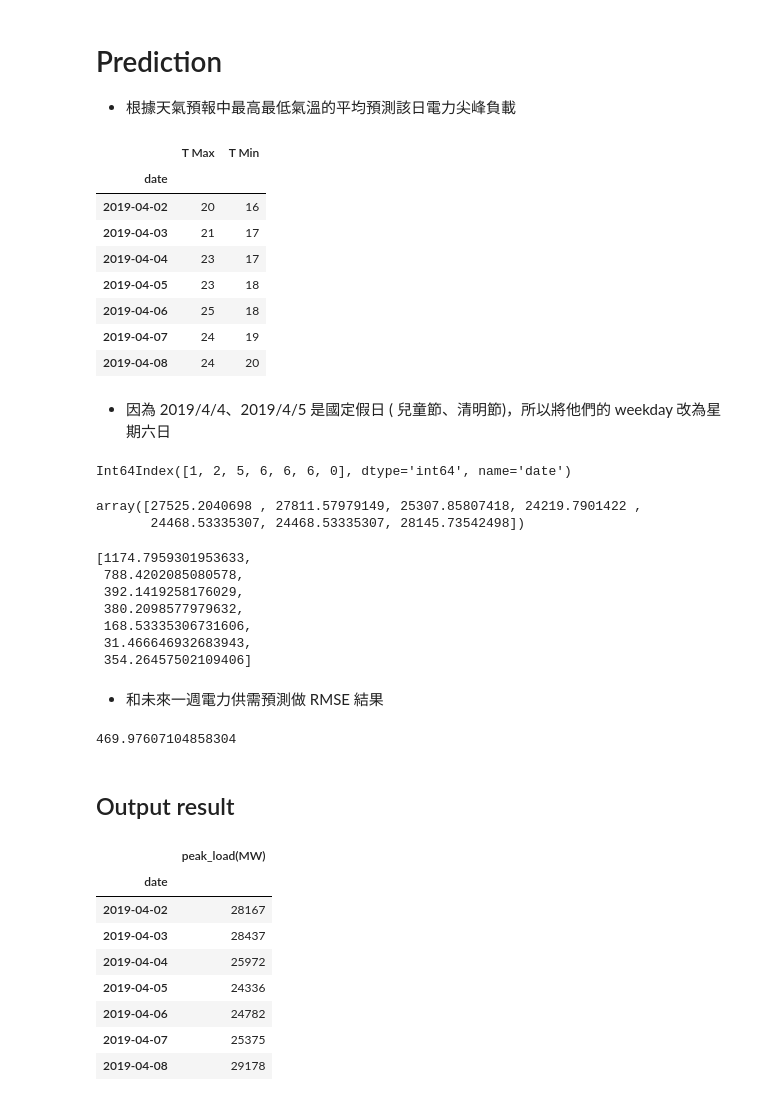
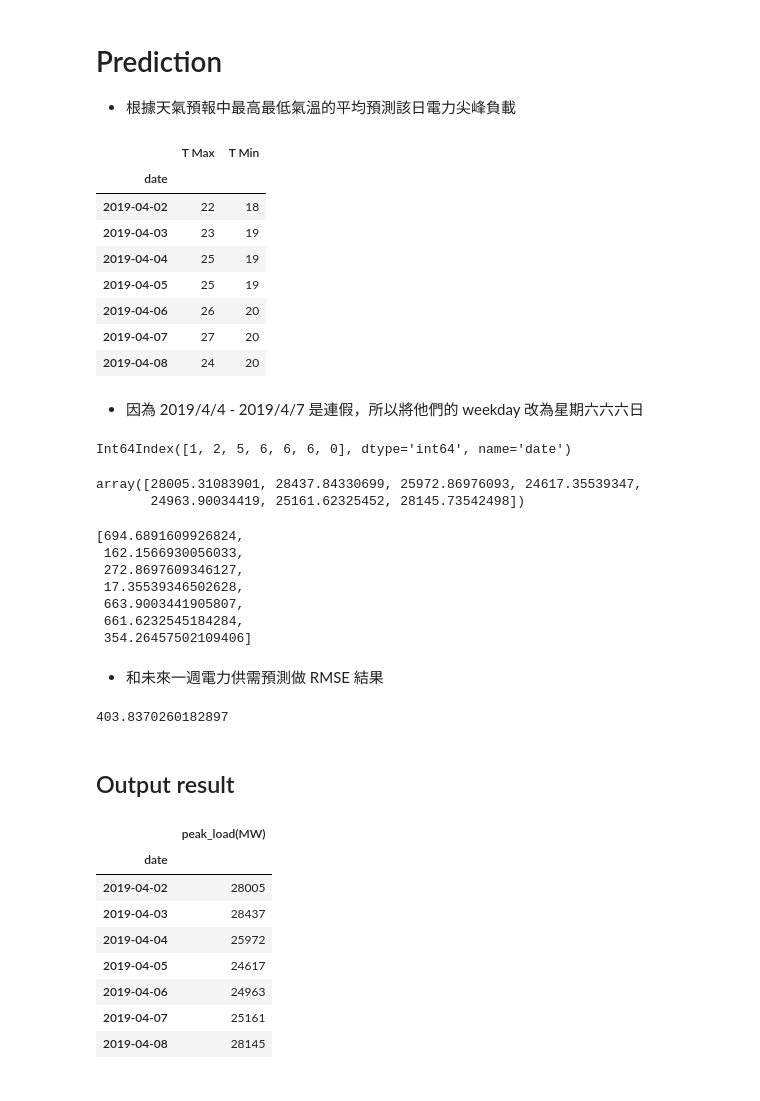
Before and after one commit to letticee/DSAI_HW1, a Jupyter notebook: forecasting.ipynb, the cells around one changed output. Saved outputs shown, nothing was run; the diff lists cells and outputs as text; code cells hidden in the pictures.

Commit message:
Fix 201904_temp.csv file name

```diff
--- a/forecasting.ipynb
+++ b/forecasting.ipynb
@@ -341,25 +341,25 @@ err_weekend
 * 根據天氣預報中最高最低氣溫的平均預測該日電力尖峰負載
 # %%
 dateparse = lambda x: pd.datetime.strptime(x, '%Y%m%d')
-with open('201904_temp_gov.csv', 'r') as f:
+with open('201904_temp.csv', 'r') as f:
      weather1904 = pd.read_csv(f, parse_dates=['date'], date_parser=dateparse, index_col=0)
 max_temper1904 = pd.Series(weather1904['T Max'],index=weather1904.index)
 min_temper1904 = pd.Series(weather1904['T Min'],index=weather1904.index)
 temper1904 = (max_temper1904+min_temper1904)/2
 weekdayr1904 = weather1904.index.weekday
 weather1904.head(7)
 # %% [output]
 |  | T Max | T Min |
 | date |  |  |
-| 2019-04-02 | 20 | 16 |
-| 2019-04-03 | 21 | 17 |
-| 2019-04-04 | 23 | 17 |
-| 2019-04-05 | 23 | 18 |
-| 2019-04-06 | 25 | 18 |
-| 2019-04-07 | 24 | 19 |
+| 2019-04-02 | 22 | 18 |
+| 2019-04-03 | 23 | 19 |
+| 2019-04-04 | 25 | 19 |
+| 2019-04-05 | 25 | 19 |
+| 2019-04-06 | 26 | 20 |
+| 2019-04-07 | 27 | 20 |
 | 2019-04-08 | 24 | 20 |
 # %% [markdown]
-* 因為 2019/4/4、2019/4/5 是國定假日 ( 兒童節、清明節)，所以將他們的 weekday 改為星期六日
+* 因為 2019/4/4 - 2019/4/7 是連假，所以將他們的 weekday 改為星期六六六日
 # %%
 weekdayr1904.values[2] = 5
 weekdayr1904.values[3] = 6
@@ -379,8 +379,8 @@ for day in range(len(weather1904)):
 
 y_pred_1904
 # %% [output]
-array([27525.2040698 , 27811.57979149, 25307.85807418, 24219.7901422 ,
-       24468.53335307, 24468.53335307, 28145.73542498])
+array([28005.31083901, 28437.84330699, 25972.86976093, 24617.35539347,
+       24963.90034419, 25161.62325452, 28145.73542498])
 # %%
 err_pred = [None] * 7
 yy = [28700,28600,25700,24600,24300,24500,28500]
@@ -388,19 +388,19 @@ for day in range(len(weather1904)):
     err_pred[day] = rmse(y_pred_1904[day].T,yy[day])
 err_pred
 # %% [output]
-[1174.7959301953633,
- 788.4202085080578,
- 392.1419258176029,
- 380.2098577979632,
- 168.53335306731606,
- 31.466646932683943,
+[694.6891609926824,
+ 162.1566930056033,
+ 272.8697609346127,
+ 17.35539346502628,
+ 663.9003441905807,
+ 661.6232545184284,
  354.26457502109406]
 # %% [markdown]
 * 和未來一週電力供需預測做 RMSE 結果
 # %%
 np.mean(err_pred)
 # %% [output]
-469.97607104858304
+403.8370260182897
 # %% [markdown]
 ## Output result
 # %%
@@ -412,13 +412,13 @@ result.head(7)
 # %% [output]
 |  | peak_load(MW) |
 | date |  |
-| 2019-04-02 | 28167 |
+| 2019-04-02 | 28005 |
 | 2019-04-03 | 28437 |
 | 2019-04-04 | 25972 |
-| 2019-04-05 | 24336 |
-| 2019-04-06 | 24782 |
-| 2019-04-07 | 25375 |
-| 2019-04-08 | 29178 |
+| 2019-04-05 | 24617 |
+| 2019-04-06 | 24963 |
+| 2019-04-07 | 25161 |
+| 2019-04-08 | 28145 |
 # %%
 with open('submission.csv', 'w', newline='\n') as f:
     result.to_csv(f,date_format='%Y%m%d')
```
